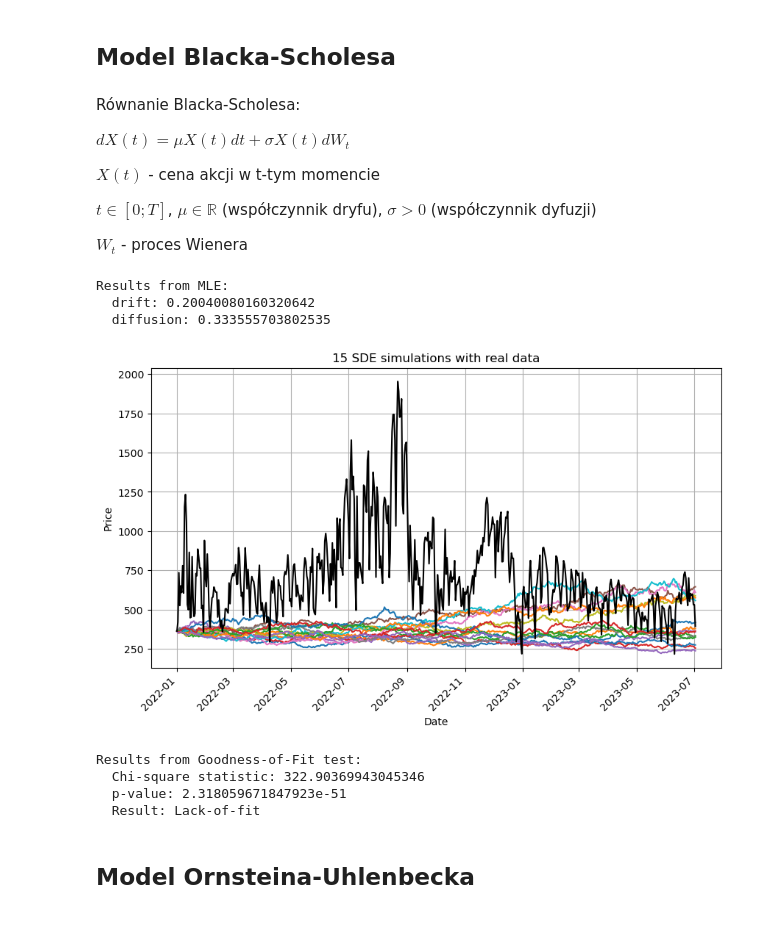
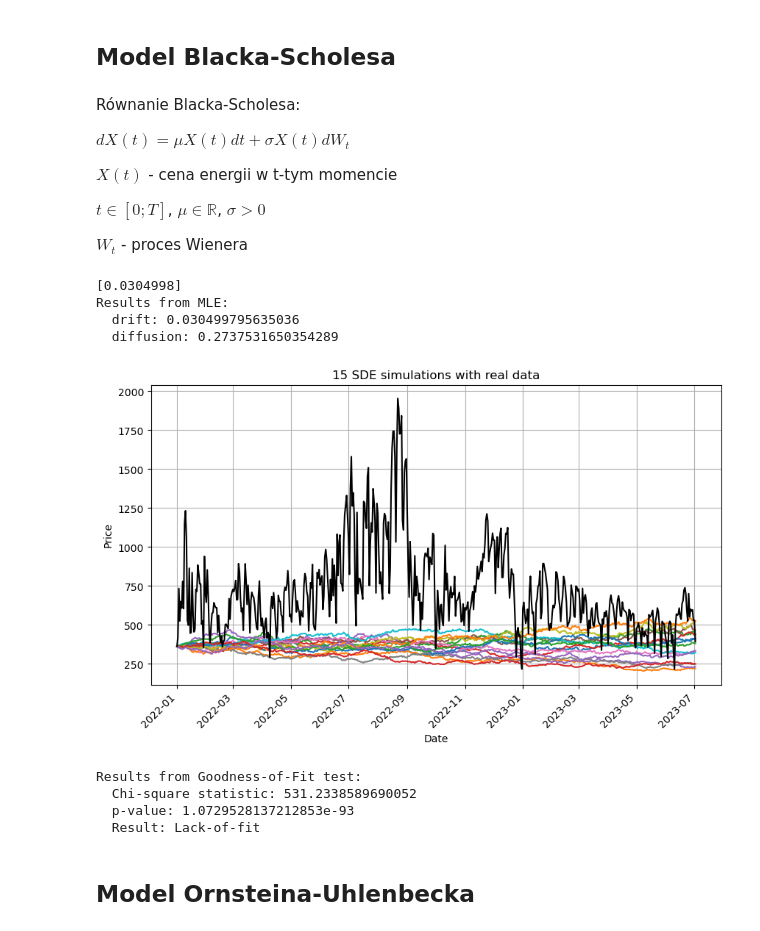
Before and after one commit to sadzikweronika/numerical_sdes, a Jupyter notebook: projekt.ipynb, the cells around one changed output. Saved outputs shown, nothing was run; the diff lists cells and outputs as text; code cells hidden in the pictures.

```diff
--- a/projekt.ipynb
+++ b/projekt.ipynb
@@ -172,28 +184,29 @@ Równanie Blacka-Scholesa:
 
 $dX(t) = \mu X(t) dt + \sigma X(t) d W_t$
 
-$X(t)$ - cena akcji w t-tym momencie
+$X(t)$ - cena energii w t-tym momencie
 
-$t\in [0;T]$, $\mu \in \mathbb{R}$ (współczynnik dryfu), $\sigma > 0$ (współczynnik dyfuzji)
+$t\in [0;T]$, $\mu \in \mathbb{R}$, $\sigma > 0$
 
 $W_t$ - proces Wienera
 # %%
 drift = lambda mu, x: mu * x
 diffusion = lambda sigma, x: sigma * x
 sde = SDE(drift, diffusion, data)
-drift_coef, diffusion_coef = sde.estimate_parameters_mle(0.0, 100.0, 0.0, 100.0)
+drift_coef, diffusion_coef = sde.estimate_parameters_mle([0.9], [0.5])
 print(f'Results from MLE:\n  drift: {drift_coef}\n  diffusion: {diffusion_coef}')
 sde.Euler_Maruyama(15)
 chi2_stat, p_value, result = sde.goodness_of_fit_test(1000, 0.05)
 print(f'Results from Goodness-of-Fit test:\n  Chi-square statistic: {chi2_stat}\n  p-value: {p_value}\n  Result: {result}')
 # %% [output]
+[0.0304998]
 Results from MLE:
-  drift: 0.20040080160320642
-  diffusion: 0.333555703802535
+  drift: 0.030499795635036
+  diffusion: 0.2737531650354289
-[figure, old version]
+[figure, new version]
 Results from Goodness-of-Fit test:
-  Chi-square statistic: 322.90369943045346
-  p-value: 2.318059671847923e-51
+  Chi-square statistic: 531.2338589690052
+  p-value: 1.0729528137212853e-93
   Result: Lack-of-fit
 # %% [markdown]
 ## Model Ornsteina-Uhlenbecka
```
Also changed, not shown: parts of 10 cells of this notebook.
